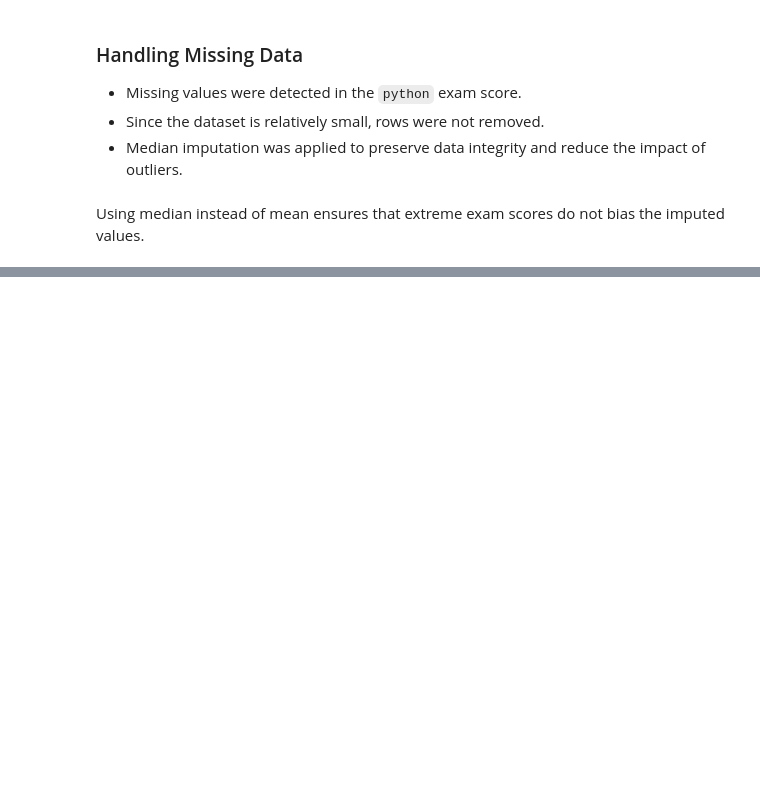
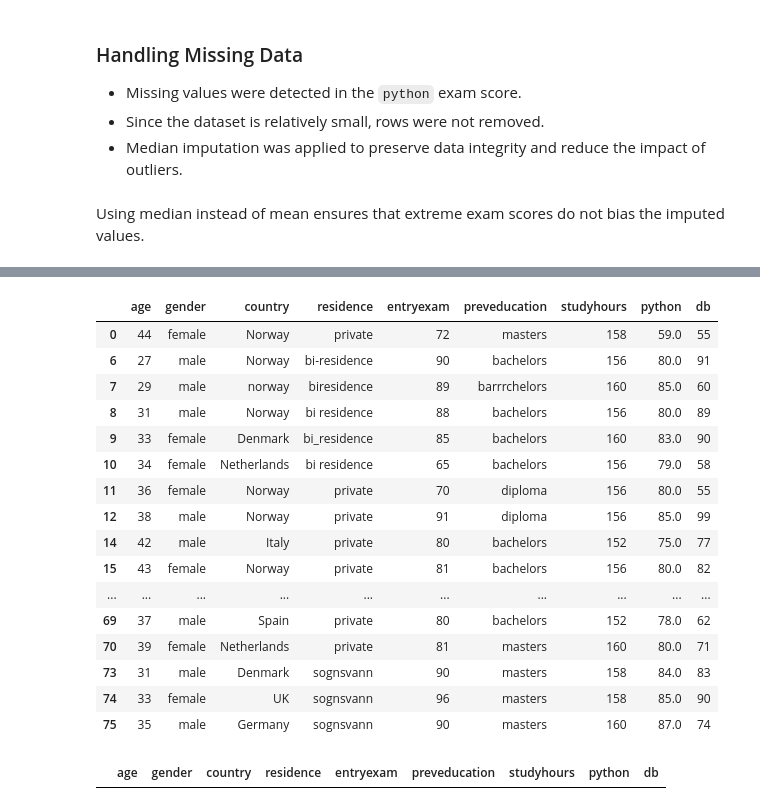
Before and after one commit to Mohamed-M-Abdelhafiz/DEPI_ML_EDA_ASS, a Jupyter notebook: EDA_ASS.ipynb, the cells around one changed output, grey strips where cells are left out. Saved outputs shown, nothing was run; the diff lists cells and outputs as text; code cells hidden in the pictures; blank space fills up the shorter version.

```diff
--- a/EDA_ASS.ipynb
+++ b/EDA_ASS.ipynb
@@ -166,0 +193,28 @@ Using median instead of mean ensures that extreme exam scores do not bias the im
+# %%
+df[df['studyhours'] > 150]
+# %% [output]
+|  | age | gender | country | residence | entryexam | preveducation | studyhours | python | db |
+| 0 | 44 | female | Norway | private | 72 | masters | 158 | 59.0 | 55 |
+| 6 | 27 | male | Norway | bi-residence | 90 | bachelors | 156 | 80.0 | 91 |
+| 7 | 29 | male | norway | biresidence | 89 | barrrchelors | 160 | 85.0 | 60 |
+| 8 | 31 | male | Norway | bi residence | 88 | bachelors | 156 | 80.0 | 89 |
+| 9 | 33 | female | Denmark | bi_residence | 85 | bachelors | 160 | 83.0 | 90 |
+| 10 | 34 | female | Netherlands | bi residence | 65 | bachelors | 156 | 79.0 | 58 |
+| 11 | 36 | female | Norway | private | 70 | diploma | 156 | 80.0 | 55 |
+| 12 | 38 | male | Norway | private | 91 | diploma | 156 | 85.0 | 99 |
+| 14 | 42 | male | Italy | private | 80 | bachelors | 152 | 75.0 | 77 |
+| 15 | 43 | female | Norway | private | 81 | bachelors | 156 | 80.0 | 82 |
+| ... | ... | ... | ... | ... | ... | ... | ... | ... | ... |
+| 69 | 37 | male | Spain | private | 80 | bachelors | 152 | 78.0 | 62 |
+| 70 | 39 | female | Netherlands | private | 81 | masters | 160 | 80.0 | 71 |
+| 73 | 31 | male | Denmark | sognsvann | 90 | masters | 158 | 84.0 | 83 |
+| 74 | 33 | female | UK | sognsvann | 96 | masters | 158 | 85.0 | 90 |
+| 75 | 35 | male | Germany | sognsvann | 90 | masters | 160 | 87.0 | 74 |
+# %%
+df[
+    (df['entryexam'] > 100) |
+    (df['python'] > 100) |
+    (df['db'] > 100)
+]
+# %% [output]
+|  | age | gender | country | residence | entryexam | preveducation | studyhours | python | db |
```
Also changed, not shown: parts of 40 cells of this notebook.
